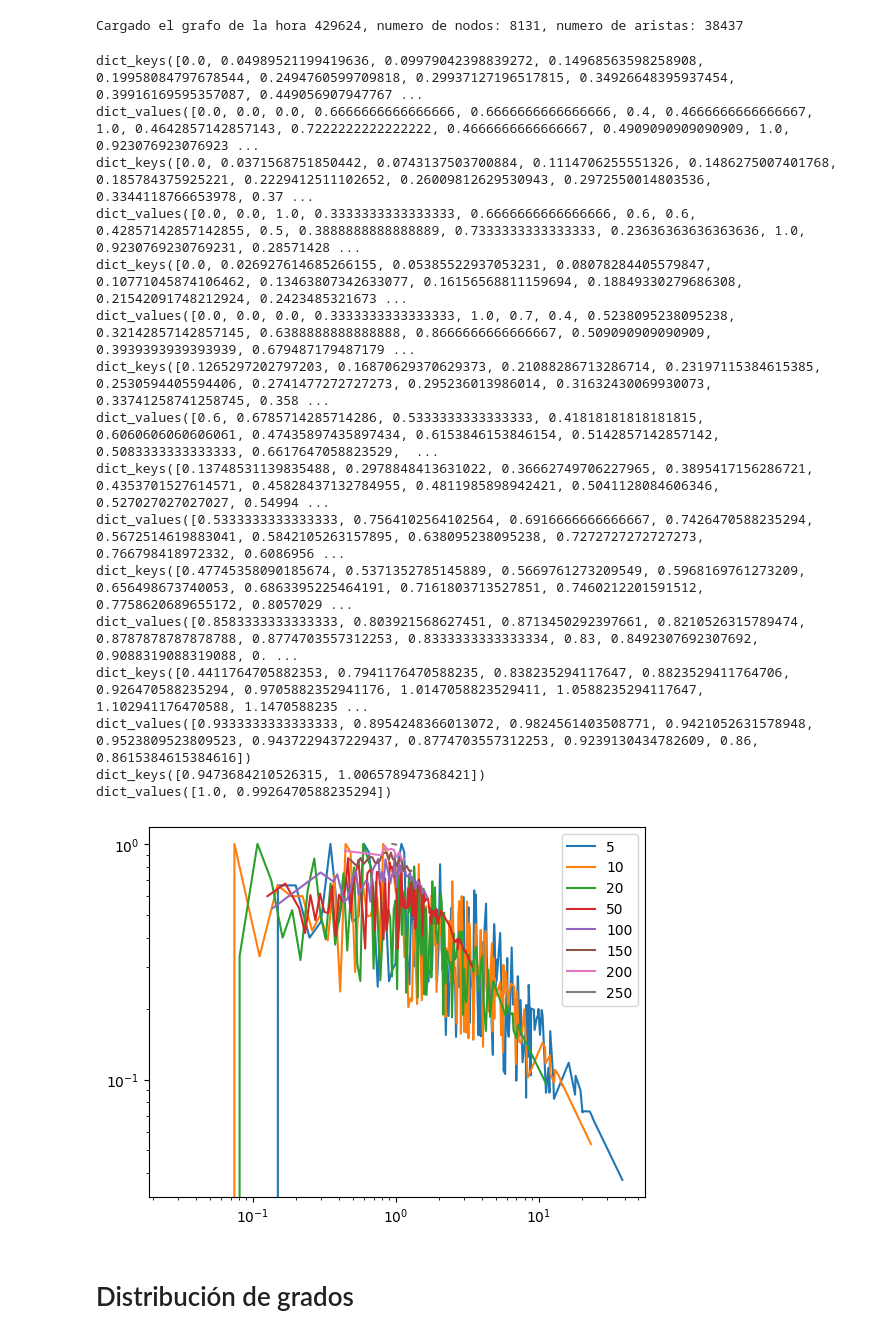
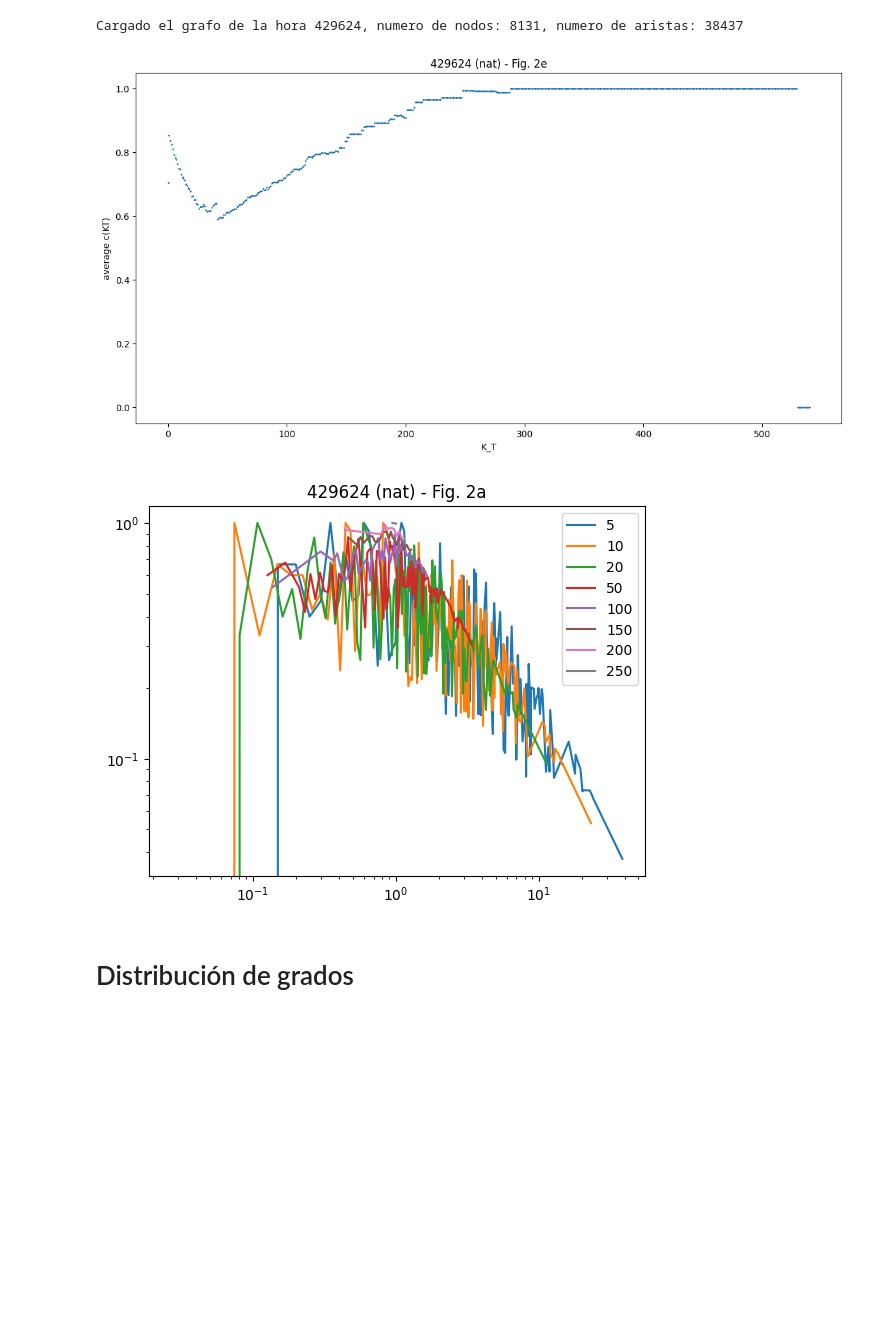
Before and after one commit to Manusua/Social_Manifestations_Fractal, a Jupyter notebook: self_similarity.ipynb, the cells around one changed output. Saved outputs shown, nothing was run; the diff lists cells and outputs as text; code cells hidden in the pictures; blank space fills up the shorter version.

```diff
--- a/self_similarity.ipynb
+++ b/self_similarity.ipynb
@@ -98,7 +98,7 @@ def calc_clust(G, MAX_UMBRAL):
 
     return dict_tres_avg_clust, arr_2a
 # %%
-def plot_clust(dict_tres, name_graph, plots_folder):
+def plot_clust(dict_tres, title, hora, plots_folder):
     # Obtener las claves y los valores del diccionario
     claves = list(dict_tres.keys())
     valores = list(dict_tres.values())
@@ -108,19 +108,13 @@ def plot_clust(dict_tres, name_graph, plots_folder):
     plt.ylabel('average c(KT)')
 
     plt.scatter(claves, valores, s=1, marker="x")
-    print(plots_folder + name_graph.split('_')[-1])
-    plt.savefig(plots_folder + name_graph.split('_')[-1])
+    plt.title(title)
+    plt.savefig(plots_folder + hora + "_Fig_2e.png")
     plt.show()
 # %%
 def calc_plot(name_graph, MAX_UMBRAL, graphs_folder, plots_folder):
     G = load_graph(name_graph, graphs_folder)
-    dict_tres_avg_clust, arr_2a = calc_clust(G, MAX_UMBRAL)
-    return arr_2a
-    # Fig 2e
-    plot_clust(dict_tres_avg_clust, name_graph, plots_folder)
-
-    # Fig 2a
-    plot_2a(arr_2a, name_graph, plots_folder)
+    return calc_clust(G, MAX_UMBRAL)
 # %%
 def get_paths(MODE, MANIFESTACION, metric="correlation"):
     graphs_folder = "graphs/"
@@ -140,7 +134,6 @@ MODE = "hashtag"
 MAX_UMBRAL = 600
 
 # Seleccionamos el fichero correspondiente a la manifestación social de la que queremos sacar la red y seleccionamos la hora que queremos estudiar
-#MANIFESTACION = "9n"
 
 MANIFESTACION = "nat"
 # Hora critica NaT
@@ -151,12 +144,11 @@ hora = "429624"
 #hora = "437038"
 
 graphs_folder, plots_folder = get_paths(MODE, MANIFESTACION, metric="correlation")
-
-arr_2a = calc_plot(hora, MAX_UMBRAL, graphs_folder, plots_folder)
+dict_tres_avg_clust, arr2a = calc_plot(hora, MAX_UMBRAL, graphs_folder, plots_folder)
 # %% [output]
 Cargado el grafo de la hora 429624, numero de nodos: 8131, numero de aristas: 38437
 # %%
-def plot_2a(arr_2a, name_graph, plots_folder):
+def plot_2a(arr_2a, title, hora, plots_folder):
 
     #print(len(arr_2a))
     arr_index = [5, 10, 20, 50, 100, 150, 200, 250]
@@ -168,32 +160,21 @@ def plot_2a(arr_2a, name_graph, plots_folder):
     for i, index in enumerate(arr_index):
         points_x = arr_2a[index].keys()
         points_y = arr_2a[index].values()
-        print(points_x)
-        print(points_y)
         plt.plot(points_x, points_y, alpha=1)
+
+    plt.title(title)
     plt.legend(arr_index)
-    plt.savefig(plots_folder + name_graph.split('_')[-1][:-4] + "2a.png")
+    plt.savefig(plots_folder + hora + "_Fig_2a.png")
     plt.show()
-# %%
-plot_2a(arr_2a, hora, plots_folder)
-# %% [output]
-dict_keys([0.0, 0.04989521199419636, 0.09979042398839272, 0.14968563598258908, 0.19958084797678544, 0.2494760599709818, 0.29937127196517815, 0.34926648395937454, 0.39916169595357087, 0.449056907947767 ...
-dict_values([0.0, 0.0, 0.0, 0.6666666666666666, 0.6666666666666666, 0.4, 0.4666666666666667, 1.0, 0.4642857142857143, 0.7222222222222222, 0.4666666666666667, 0.4909090909090909, 1.0, 0.923076923076923 ...
-dict_keys([0.0, 0.0371568751850442, 0.0743137503700884, 0.1114706255551326, 0.1486275007401768, 0.185784375925221, 0.2229412511102652, 0.26009812629530943, 0.2972550014803536, 0.3344118766653978, 0.37 ...
-dict_values([0.0, 0.0, 1.0, 0.3333333333333333, 0.6666666666666666, 0.6, 0.6, 0.42857142857142855, 0.5, 0.3888888888888889, 0.7333333333333333, 0.23636363636363636, 1.0, 0.9230769230769231, 0.28571428 ...
-dict_keys([0.0, 0.026927614685266155, 0.05385522937053231, 0.08078284405579847, 0.10771045874106462, 0.13463807342633077, 0.16156568811159694, 0.18849330279686308, 0.21542091748212924, 0.2423485321673 ...
-dict_values([0.0, 0.0, 0.0, 0.3333333333333333, 1.0, 0.7, 0.4, 0.5238095238095238, 0.32142857142857145, 0.6388888888888888, 0.8666666666666667, 0.509090909090909, 0.3939393939393939, 0.679487179487179 ...
-dict_keys([0.1265297202797203, 0.16870629370629373, 0.21088286713286714, 0.23197115384615385, 0.2530594405594406, 0.2741477272727273, 0.295236013986014, 0.31632430069930073, 0.33741258741258745, 0.358 ...
-dict_values([0.6, 0.6785714285714286, 0.5333333333333333, 0.41818181818181815, 0.6060606060606061, 0.47435897435897434, 0.6153846153846154, 0.5142857142857142, 0.5083333333333333, 0.6617647058823529,  ...
-dict_keys([0.13748531139835488, 0.2978848413631022, 0.36662749706227965, 0.3895417156286721, 0.4353701527614571, 0.45828437132784955, 0.4811985898942421, 0.5041128084606346, 0.527027027027027, 0.54994 ...
-dict_values([0.5333333333333333, 0.7564102564102564, 0.6916666666666667, 0.7426470588235294, 0.5672514619883041, 0.5842105263157895, 0.638095238095238, 0.7272727272727273, 0.766798418972332, 0.6086956 ...
-dict_keys([0.47745358090185674, 0.5371352785145889, 0.5669761273209549, 0.5968169761273209, 0.656498673740053, 0.6863395225464191, 0.7161803713527851, 0.7460212201591512, 0.7758620689655172, 0.8057029 ...
-dict_values([0.8583333333333333, 0.803921568627451, 0.8713450292397661, 0.8210526315789474, 0.8787878787878788, 0.8774703557312253, 0.8333333333333334, 0.83, 0.8492307692307692, 0.9088319088319088, 0. ...
-dict_keys([0.4411764705882353, 0.7941176470588235, 0.838235294117647, 0.8823529411764706, 0.926470588235294, 0.9705882352941176, 1.0147058823529411, 1.0588235294117647, 1.102941176470588, 1.1470588235 ...
-dict_values([0.9333333333333333, 0.8954248366013072, 0.9824561403508771, 0.9421052631578948, 0.9523809523809523, 0.9437229437229437, 0.8774703557312253, 0.9239130434782609, 0.86, 0.8615384615384616])
-dict_keys([0.9473684210526315, 1.006578947368421])
-dict_values([1.0, 0.9926470588235294])
-[figure, removed]
+# %%
+# Fig 2e
+plot_clust(dict_tres_avg_clust, str(hora) + ' (' + MANIFESTACION + ') - Fig. 2e', hora, plots_folder)
+
+# Fig 2a
+plot_2a(arr2a, str(hora) + ' (' + MANIFESTACION + ') - Fig. 2a', hora, plots_folder)
+# %% [output]
+[figure, added]
+[figure, added]
 # %% [markdown]
 # Distribución de grados
 # %%
```
Also changed, not shown: parts of 2 cells of this notebook.
